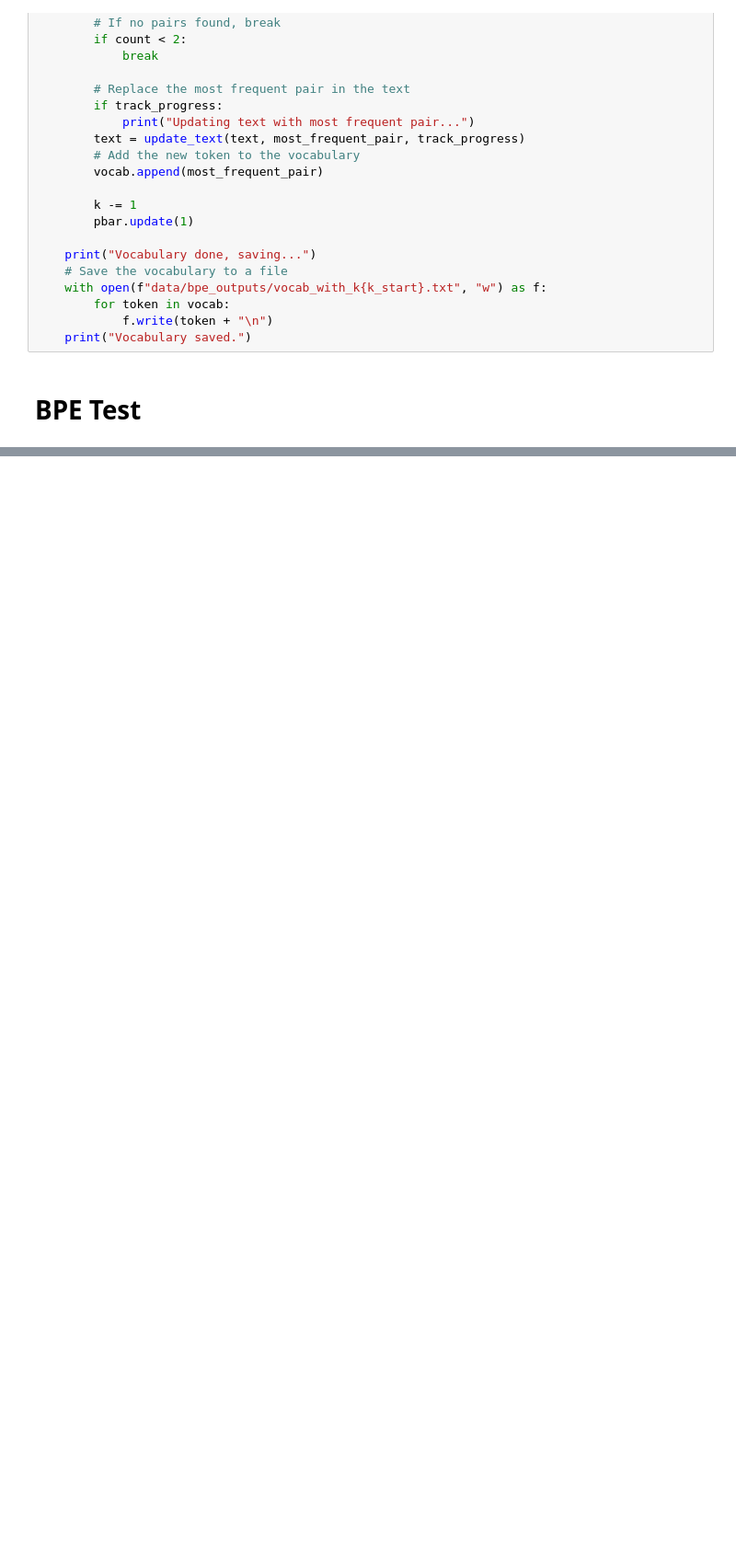
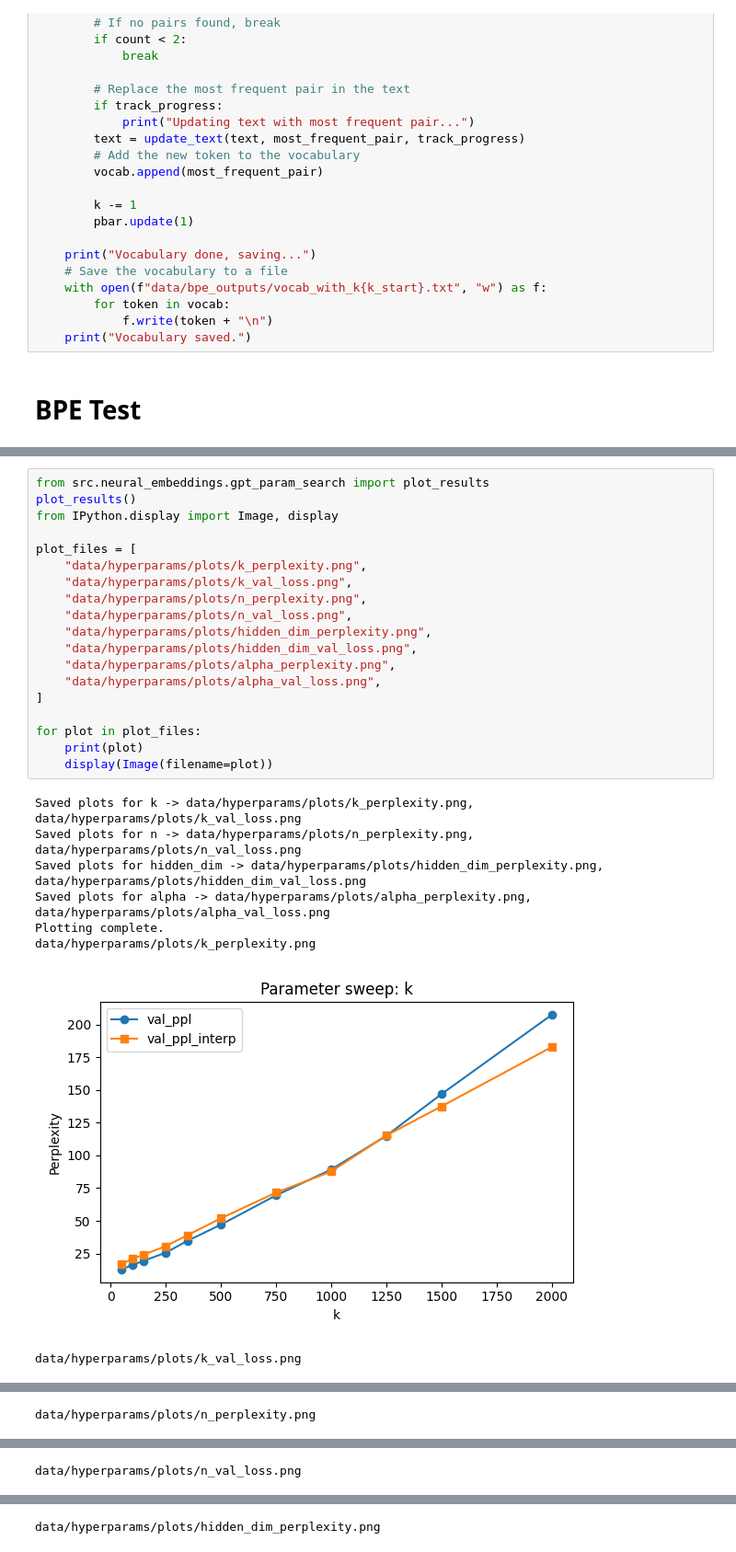
Before and after one commit to H-27/gpt-from-scratch, a Jupyter notebook: report_file.ipynb, the cells around one changed output, grey strips where cells are left out. Shown at 92% size. Saved outputs shown, nothing was run; the diff lists cells and outputs as text; blank space fills up the shorter version.

```diff
--- a/report_file.ipynb
+++ b/report_file.ipynb
@@ -534,0 +3107,28 @@ if __name__ == "__main__":
+# %%
+from src.neural_embeddings.gpt_param_search import plot_results
+plot_results()
+from IPython.display import Image, display
+
+plot_files = [
+    "data/hyperparams/plots/k_perplexity.png",
+    "data/hyperparams/plots/k_val_loss.png",
+    "data/hyperparams/plots/n_perplexity.png",
+    "data/hyperparams/plots/n_val_loss.png",
+    "data/hyperparams/plots/hidden_dim_perplexity.png",
+    "data/hyperparams/plots/hidden_dim_val_loss.png",
+    "data/hyperparams/plots/alpha_perplexity.png",
+    "data/hyperparams/plots/alpha_val_loss.png",
+]
+
+for plot in plot_files:
+    print(plot)
+    display(Image(filename=plot))
+# %% [output]
+Saved plots for k -> data/hyperparams/plots/k_perplexity.png, data/hyperparams/plots/k_val_loss.png
+Saved plots for n -> data/hyperparams/plots/n_perplexity.png, data/hyperparams/plots/n_val_loss.png
+Saved plots for hidden_dim -> data/hyperparams/plots/hidden_dim_perplexity.png, data/hyperparams/plots/hidden_dim_val_loss.png
+Saved plots for alpha -> data/hyperparams/plots/alpha_perplexity.png, data/hyperparams/plots/alpha_val_loss.png
+Plotting complete.
+data/hyperparams/plots/k_perplexity.png
+[figure, added]
+data/hyperparams/plots/k_val_loss.png
@@ -534,0 +3136 @@ if __name__ == "__main__":
+data/hyperparams/plots/n_perplexity.png
@@ -534,0 +3138 @@ if __name__ == "__main__":
+data/hyperparams/plots/n_val_loss.png
@@ -534,0 +3140 @@ if __name__ == "__main__":
+data/hyperparams/plots/hidden_dim_perplexity.png
```
Also changed, not shown: parts of 38 cells of this notebook, 2 other files.
